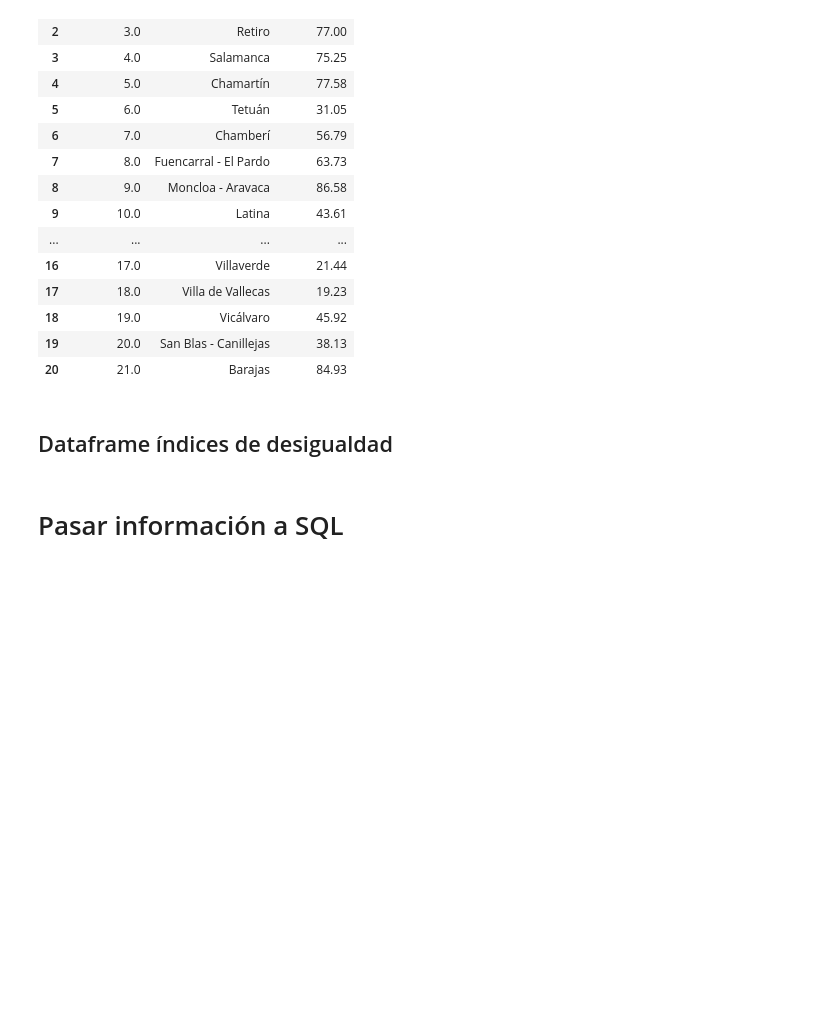
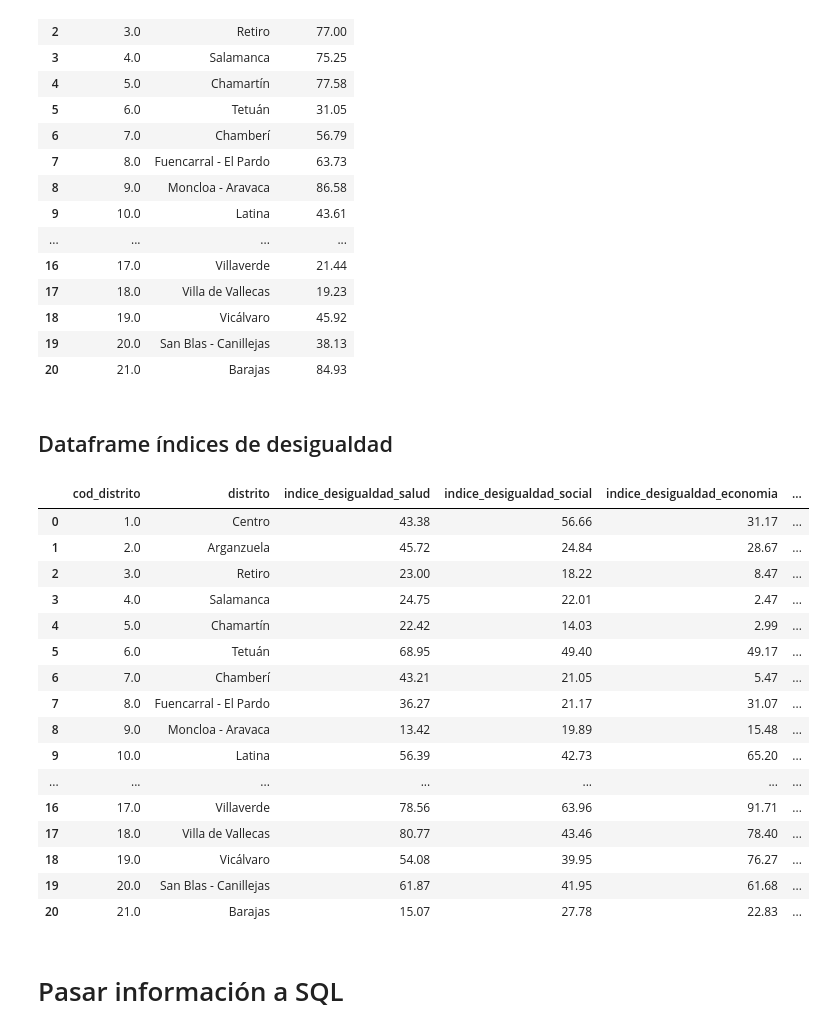
Before and after one commit to almudenaolg/Desigualdad-Distritos-Madrid, a Jupyter notebook: code/main.ipynb, the cells around one changed output. Drawn from its saved outputs; the diff is of its cells as text; code cells hidden in the pictures; blank space fills up the shorter version.

```diff
--- a/code/main.ipynb
+++ b/code/main.ipynb
@@ -962,6 +962,26 @@ df_indices['indice_desigualdad_general'] = 100 - df_indices['nota_general']
 df_indices = df_indices[['cod_distrito', 'distrito', 'indice_desigualdad_salud',
                          'indice_desigualdad_social','indice_desigualdad_economia',
                          'indice_desigualdad_educacion', 'indice_desigualdad_general']]
+# %%
+df_indices
+# %% [output]
+|  | cod_distrito | distrito | indice_desigualdad_salud | indice_desigualdad_social | indice_desigualdad_economia | ... |
+| 0 | 1.0 | Centro | 43.38 | 56.66 | 31.17 | ... |
+| 1 | 2.0 | Arganzuela | 45.72 | 24.84 | 28.67 | ... |
+| 2 | 3.0 | Retiro | 23.00 | 18.22 | 8.47 | ... |
+| 3 | 4.0 | Salamanca | 24.75 | 22.01 | 2.47 | ... |
+| 4 | 5.0 | Chamartín | 22.42 | 14.03 | 2.99 | ... |
+| 5 | 6.0 | Tetuán | 68.95 | 49.40 | 49.17 | ... |
+| 6 | 7.0 | Chamberí | 43.21 | 21.05 | 5.47 | ... |
+| 7 | 8.0 | Fuencarral - El Pardo | 36.27 | 21.17 | 31.07 | ... |
+| 8 | 9.0 | Moncloa - Aravaca | 13.42 | 19.89 | 15.48 | ... |
+| 9 | 10.0 | Latina | 56.39 | 42.73 | 65.20 | ... |
+| ... | ... | ... | ... | ... | ... | ... |
+| 16 | 17.0 | Villaverde | 78.56 | 63.96 | 91.71 | ... |
+| 17 | 18.0 | Villa de Vallecas | 80.77 | 43.46 | 78.40 | ... |
+| 18 | 19.0 | Vicálvaro | 54.08 | 39.95 | 76.27 | ... |
+| 19 | 20.0 | San Blas - Canillejas | 61.87 | 41.95 | 61.68 | ... |
+| 20 | 21.0 | Barajas | 15.07 | 27.78 | 22.83 | ... |
 # %% [markdown]
 # Pasar información a SQL
 # %%
```
Also changed, not shown: 9 other files.
